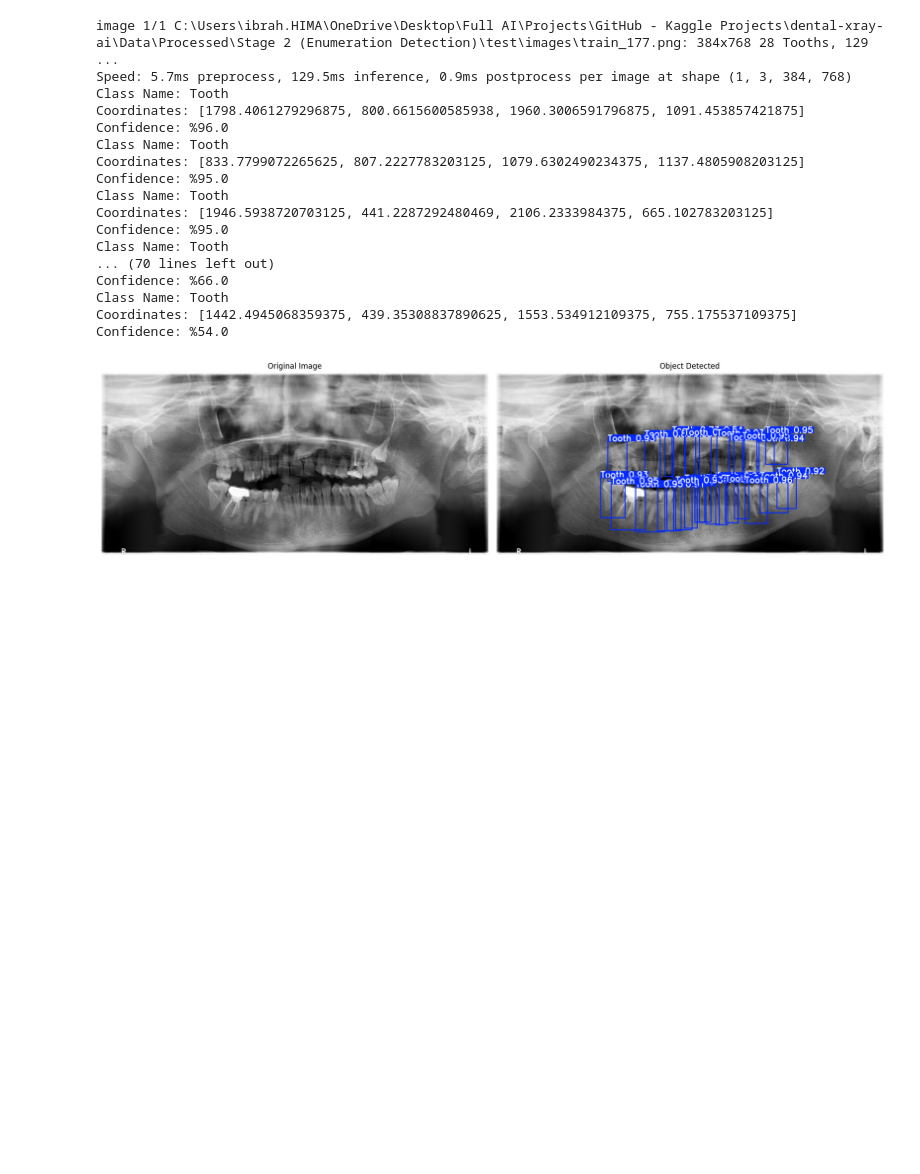
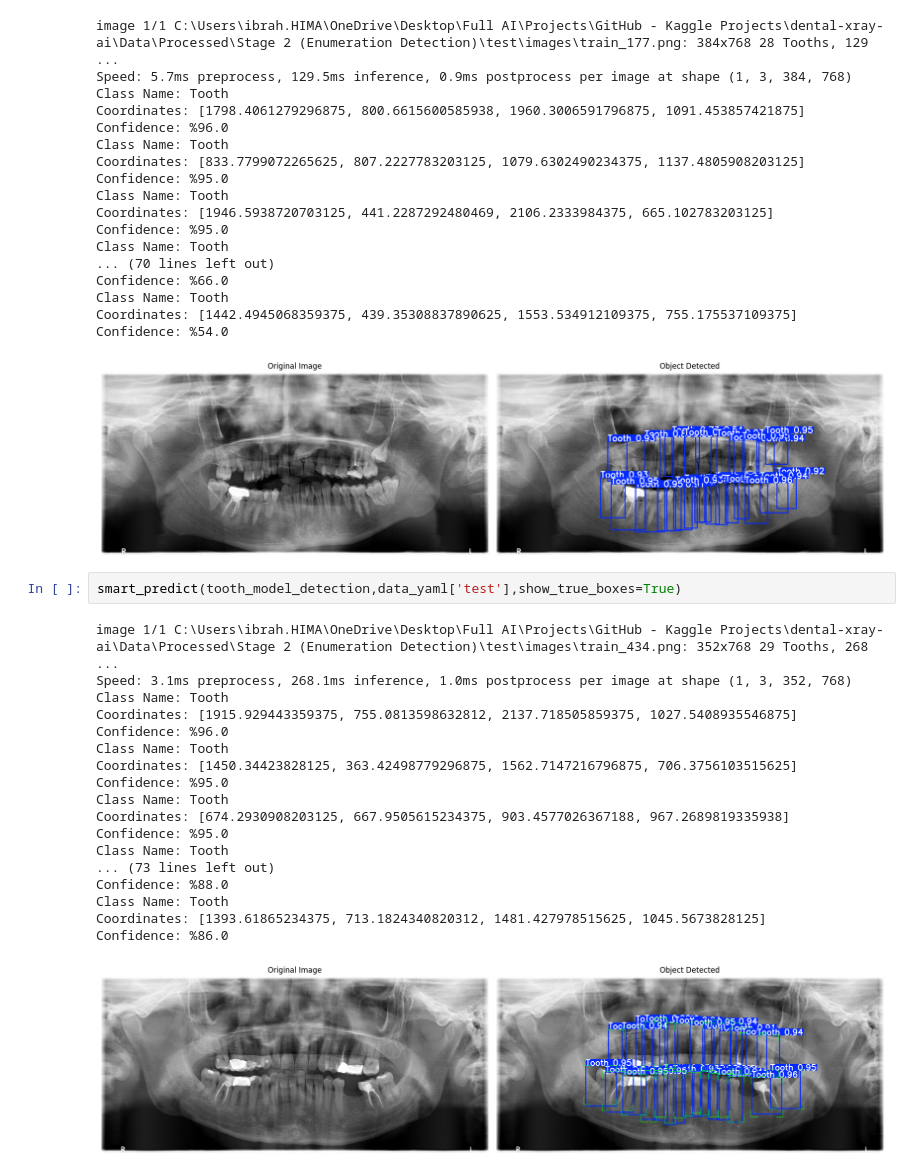
Before and after one commit to abdubakr77/dental-xray-ai, a Jupyter notebook: Notebooks/04_stage2_teeth_detection copy.ipynb, the cells around one changed output. Cells and saved outputs as stored; diff of their text form; blank space fills up the shorter version.

Commit message:
feat: visualize ground truth boxes alongside model predictions

```diff
--- a/Notebooks/04_stage2_teeth_detection copy.ipynb
+++ b/Notebooks/04_stage2_teeth_detection copy.ipynb
@@ -171,3 +171,24 @@ Class Name: Tooth
 Coordinates: [1442.4945068359375, 439.35308837890625, 1553.534912109375, 755.175537109375]
 Confidence: %54.0
 [figure]
+# %%
+smart_predict(tooth_model_detection,data_yaml['test'],show_true_boxes=True)
+# %% [output]
+image 1/1 C:\Users\ibrah.HIMA\OneDrive\Desktop\Full AI\Projects\GitHub - Kaggle Projects\dental-xray-ai\Data\Processed\Stage 2 (Enumeration Detection)\test\images\train_434.png: 352x768 29 Tooths, 268 ...
+Speed: 3.1ms preprocess, 268.1ms inference, 1.0ms postprocess per image at shape (1, 3, 352, 768)
+Class Name: Tooth
+Coordinates: [1915.929443359375, 755.0813598632812, 2137.718505859375, 1027.5408935546875]
+Confidence: %96.0
+Class Name: Tooth
+Coordinates: [1450.34423828125, 363.42498779296875, 1562.7147216796875, 706.3756103515625]
+Confidence: %95.0
+Class Name: Tooth
+Coordinates: [674.2930908203125, 667.9505615234375, 903.4577026367188, 967.2689819335938]
+Confidence: %95.0
+Class Name: Tooth
+... (73 lines left out)
+Confidence: %88.0
+Class Name: Tooth
+Coordinates: [1393.61865234375, 713.1824340820312, 1481.427978515625, 1045.5673828125]
+Confidence: %86.0
+[figure, added]
```
